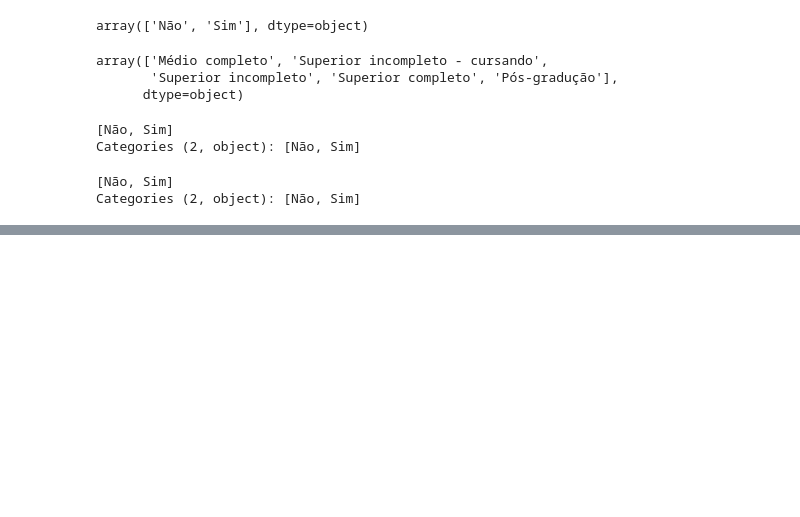
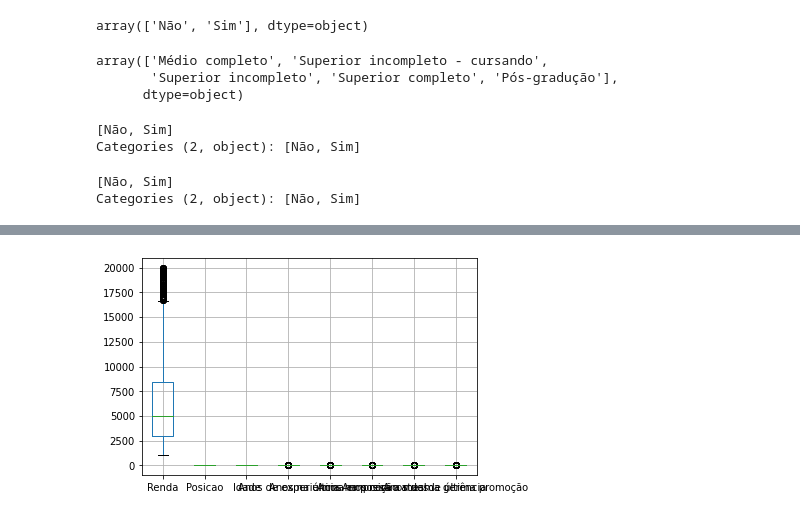
Before and after one commit to itimes-digital/maratona_ibm, a Jupyter notebook: analise_algar.ipynb, the cells around one changed output, grey strips where cells are left out. Saved outputs shown, nothing was run; the diff lists cells and outputs as text; code cells hidden in the pictures; blank space fills up the shorter version.

```diff
--- a/analise_algar.ipynb
+++ b/analise_algar.ipynb
@@ -112,2 +76,0 @@ dataset_categoria.head()
-# %%
-dataset_novo = pd.get_dummies(dataset_novo.iloc[:, 0:35], dtype=float)
@@ -113,0 +97,7 @@ dataset_novo = pd.get_dummies(dataset_novo.iloc[:, 0:35], dtype=float)
+# %%
+
+boxplot = dataset_novo.boxplot(column=['Renda', 'Posicao', 'Idade', 'Anos de experiencia',
+                                               'Anos na última empresa', 'Anos na posição atual',
+                                               'Anos com a mesma gerência', 'Anos desde última promoção'])
+# %% [output]
+[figure, added]
```
Also changed, not shown: parts of 45 cells of this notebook.
